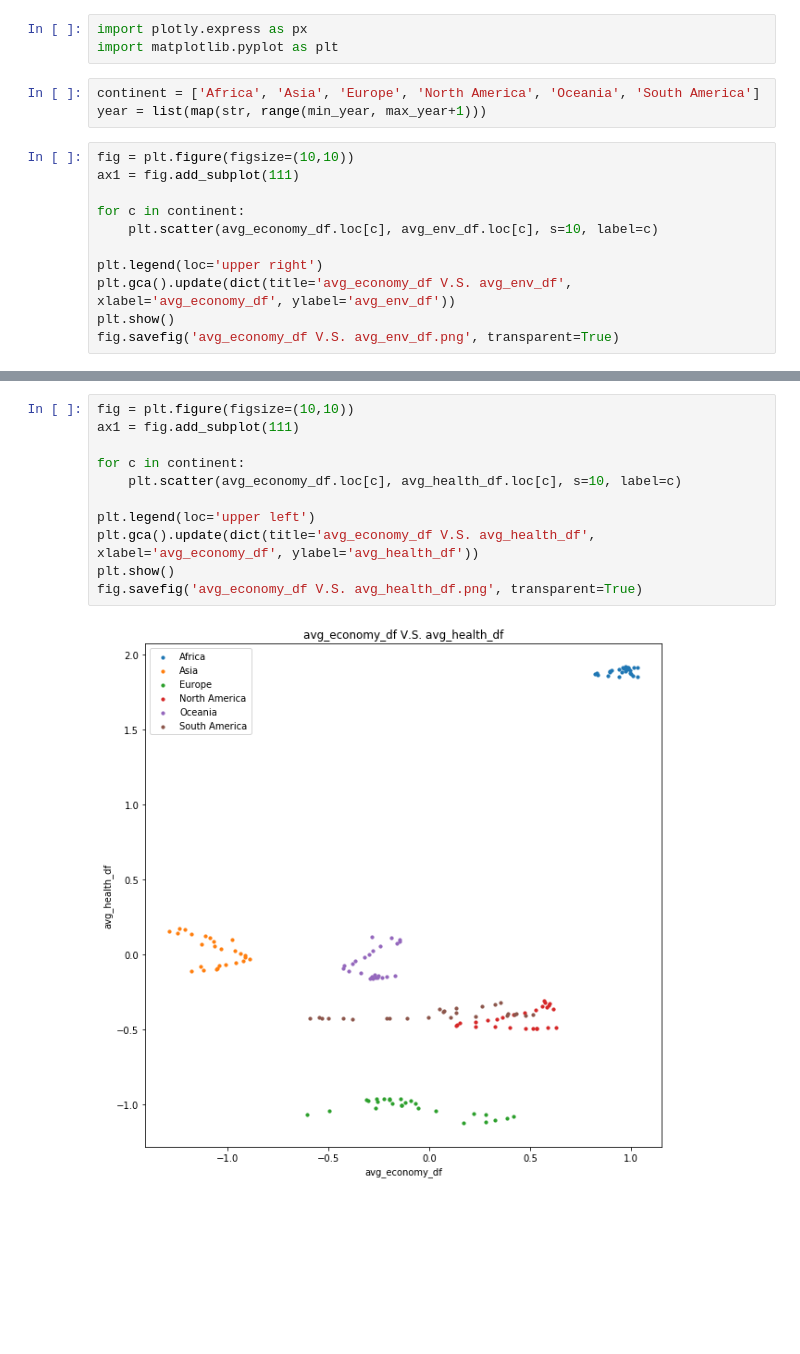
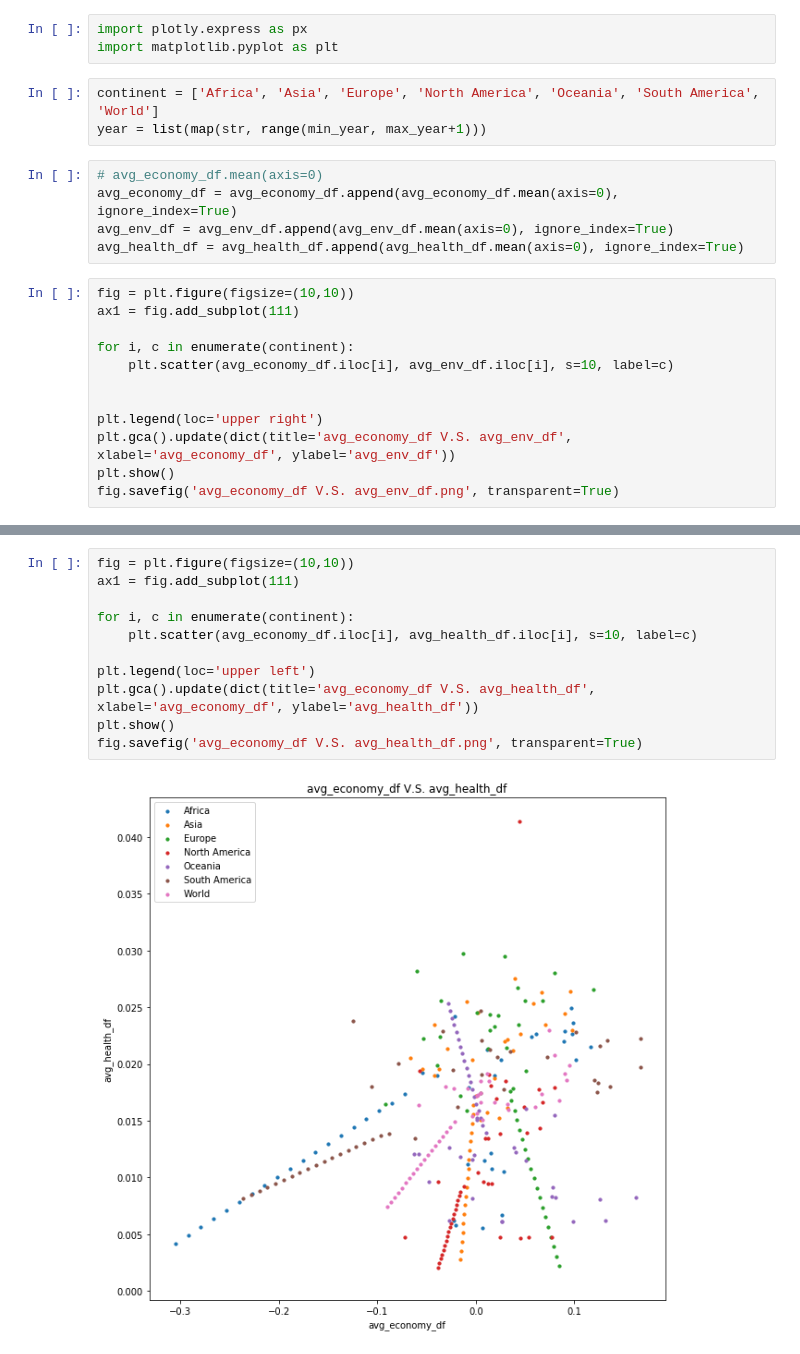
Before and after one commit to Disguiser23/ECE-143-project-Is-world-better-place, a Jupyter notebook: basemap_testing.ipynb, the cells around one changed output, grey strips where cells are left out. Saved outputs shown, nothing was run; the diff lists cells and outputs as text; blank space fills up the shorter version.

Commit message:
add correlation plot

```diff
--- a/basemap_testing.ipynb
+++ b/basemap_testing.ipynb
@@ -134,14 +182,20 @@ avg_economy_df
 import plotly.express as px
 import matplotlib.pyplot as plt
 # %%
-continent = ['Africa', 'Asia', 'Europe', 'North America', 'Oceania', 'South America']
+continent = ['Africa', 'Asia', 'Europe', 'North America', 'Oceania', 'South America', 'World']
 year = list(map(str, range(min_year, max_year+1)))
+# %%
+# avg_economy_df.mean(axis=0)
+avg_economy_df = avg_economy_df.append(avg_economy_df.mean(axis=0), ignore_index=True)
+avg_env_df = avg_env_df.append(avg_env_df.mean(axis=0), ignore_index=True)
+avg_health_df = avg_health_df.append(avg_health_df.mean(axis=0), ignore_index=True)
 # %%
 fig = plt.figure(figsize=(10,10))
 ax1 = fig.add_subplot(111)
 
-for c in continent:
-    plt.scatter(avg_economy_df.loc[c], avg_env_df.loc[c], s=10, label=c)
+for i, c in enumerate(continent):
+    plt.scatter(avg_economy_df.iloc[i], avg_env_df.iloc[i], s=10, label=c)
+
 
 plt.legend(loc='upper right')
 plt.gca().update(dict(title='avg_economy_df V.S. avg_env_df', xlabel='avg_economy_df', ylabel='avg_env_df'))
@@ -152,16 +206,16 @@ fig.savefig('avg_economy_df V.S. avg_env_df.png', transparent=True)
 # %%
 fig = plt.figure(figsize=(10,10))
 ax1 = fig.add_subplot(111)
 
-for c in continent:
-    plt.scatter(avg_economy_df.loc[c], avg_health_df.loc[c], s=10, label=c)
+for i, c in enumerate(continent):
+    plt.scatter(avg_economy_df.iloc[i], avg_health_df.iloc[i], s=10, label=c)
 
 plt.legend(loc='upper left')
 plt.gca().update(dict(title='avg_economy_df V.S. avg_health_df', xlabel='avg_economy_df', ylabel='avg_health_df'))
 plt.show()
 fig.savefig('avg_economy_df V.S. avg_health_df.png', transparent=True)
 # %% [output]
-[figure, old version]
+[figure, new version]
 # %%
 fig = plt.figure(figsize=(10,10))
 ax1 = fig.add_subplot(111)
```
Also changed, not shown: parts of 6 cells of this notebook, 3 other files.
